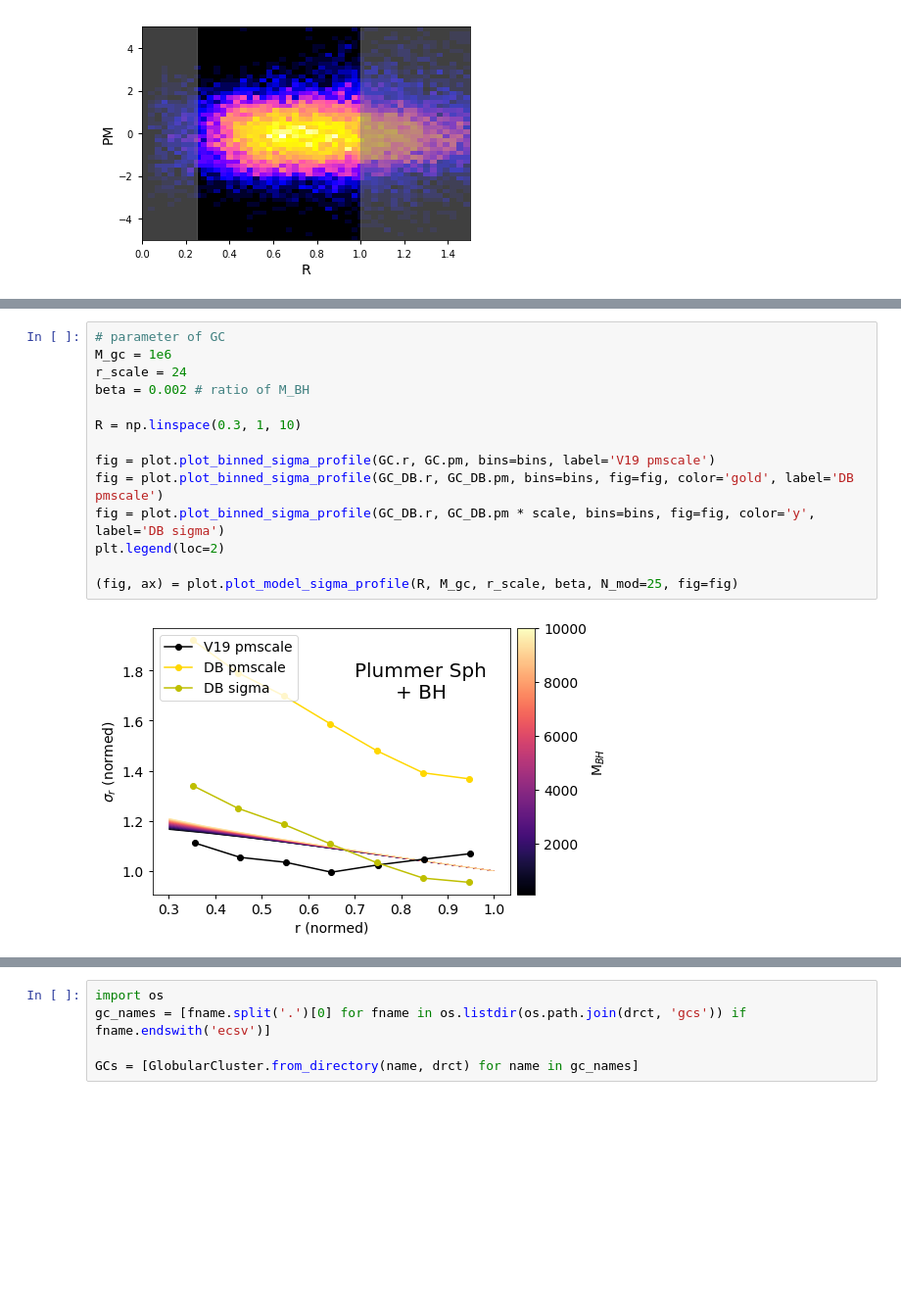
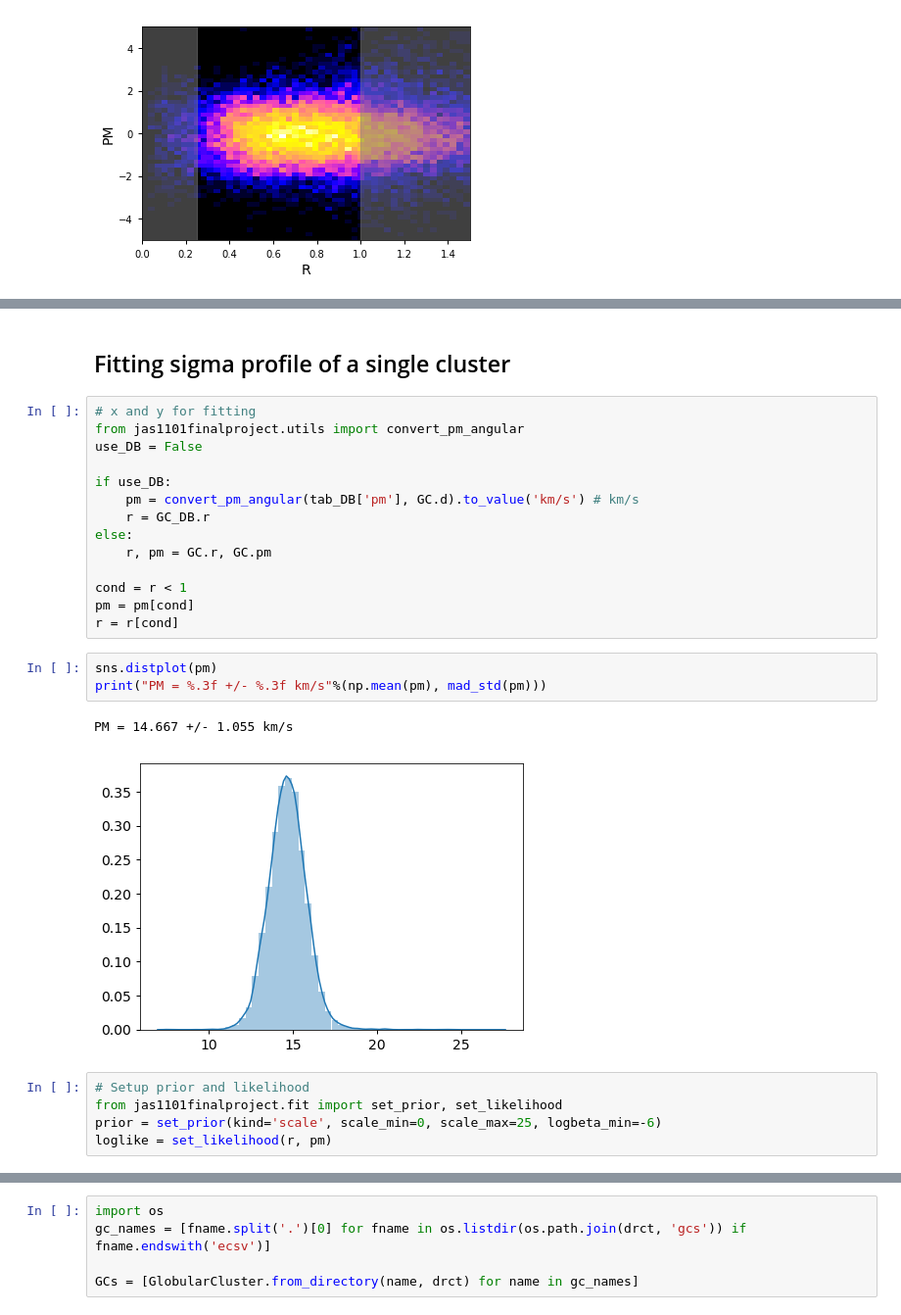
Before and after one commit to nstarman/jas1101_project, a Jupyter notebook: notebooks/Dynesty_GCpipe.ipynb, the cells around one changed output, grey strips where cells are left out. Shown: that part at 98% size. Cells and saved outputs as stored; diff of their text form; blank space fills up the shorter version.

```diff
--- a/notebooks/Dynesty_GCpipe.ipynb
+++ b/notebooks/Dynesty_GCpipe.ipynb
@@ -111,16 +132,27 @@ plt.legend()
-# %%
-# parameter of GC
-M_gc = 1e6
-r_scale = 24
-beta = 0.002 # ratio of M_BH
-
-R = np.linspace(0.3, 1, 10)
-
-fig = plot.plot_binned_sigma_profile(GC.r, GC.pm, bins=bins, label='V19 pmscale')
-fig = plot.plot_binned_sigma_profile(GC_DB.r, GC_DB.pm, bins=bins, fig=fig, color='gold', label='DB pmscale')
-fig = plot.plot_binned_sigma_profile(GC_DB.r, GC_DB.pm * scale, bins=bins, fig=fig, color='y', label='DB sigma')
-plt.legend(loc=2)
-
-(fig, ax) = plot.plot_model_sigma_profile(R, M_gc, r_scale, beta, N_mod=25, fig=fig)
-# %% [output]
-[figure, removed]
+# %% [markdown]
+## Fitting sigma profile of a single cluster
+# %%
+# x and y for fitting
+from jas1101finalproject.utils import convert_pm_angular
+use_DB = False
+
+if use_DB:
+    pm = convert_pm_angular(tab_DB['pm'], GC.d).to_value('km/s') # km/s
+    r = GC_DB.r
+else:
+    r, pm = GC.r, GC.pm
+
+cond = r < 1
+pm = pm[cond]
+r = r[cond]
+# %%
+sns.distplot(pm)
+print("PM = %.3f +/- %.3f km/s"%(np.mean(pm), mad_std(pm)))
+# %% [output]
+PM = 14.667 +/- 1.055 km/s
+[figure, added]
+# %%
+# Setup prior and likelihood
+from jas1101finalproject.fit import set_prior, set_likelihood
+prior = set_prior(kind='scale', scale_min=0, scale_max=25, logbeta_min=-6)
+loglike = set_likelihood(r, pm)
```
Also changed, not shown: parts of 14 cells of this notebook, 3 other files.
